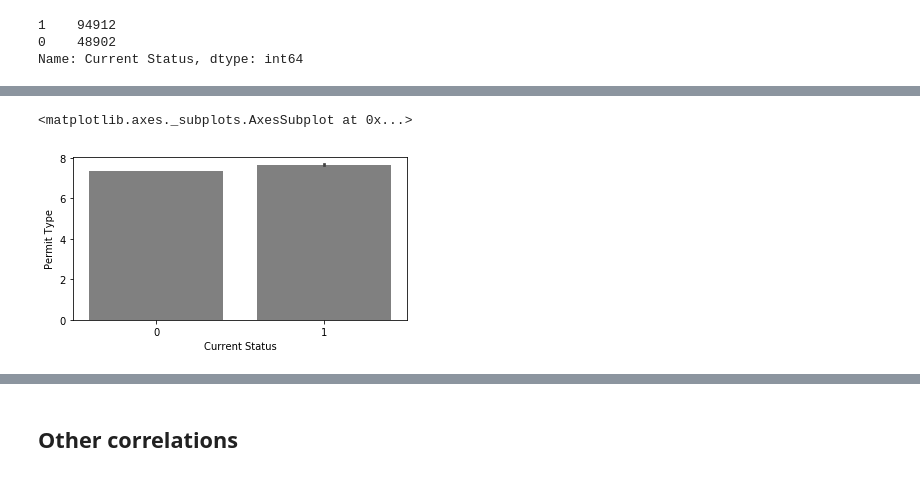
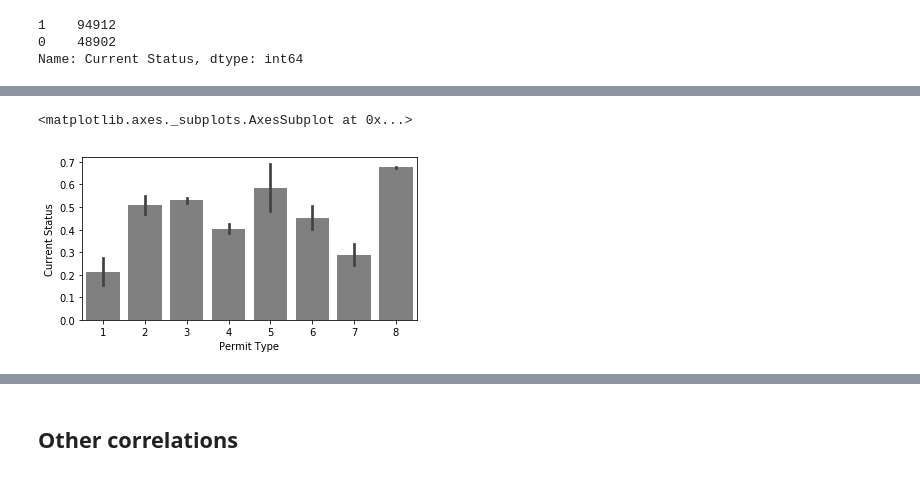
Before and after one commit to LuckyStrike357/atit2_assignment2, a Jupyter notebook: B Permits Exploration .ipynb, the cells around one changed output, grey strips where cells are left out. Drawn from its saved outputs; the diff is of its cells as text; code cells hidden in the pictures.

```diff
--- a/B Permits Exploration .ipynb
+++ b/B Permits Exploration .ipynb
@@ -175,7 +190,7 @@ sns.heatmap(data=correlation_matrix, annot=True)
 # %%
 from sklearn import metrics
 fig= plt.figure(figsize=(6,3))
-sns.barplot('Current Status', 'Permit Type', data=sf_df, color="grey")
+sns.barplot('Permit Type', 'Current Status', data=sf_df, color="grey")
 # %% [output]
 <matplotlib.axes._subplots.AxesSubplot at 0x...>
-[figure, old version]
+[figure, new version]
```
Also changed, not shown: parts of 18 cells of this notebook, 3 other files.
